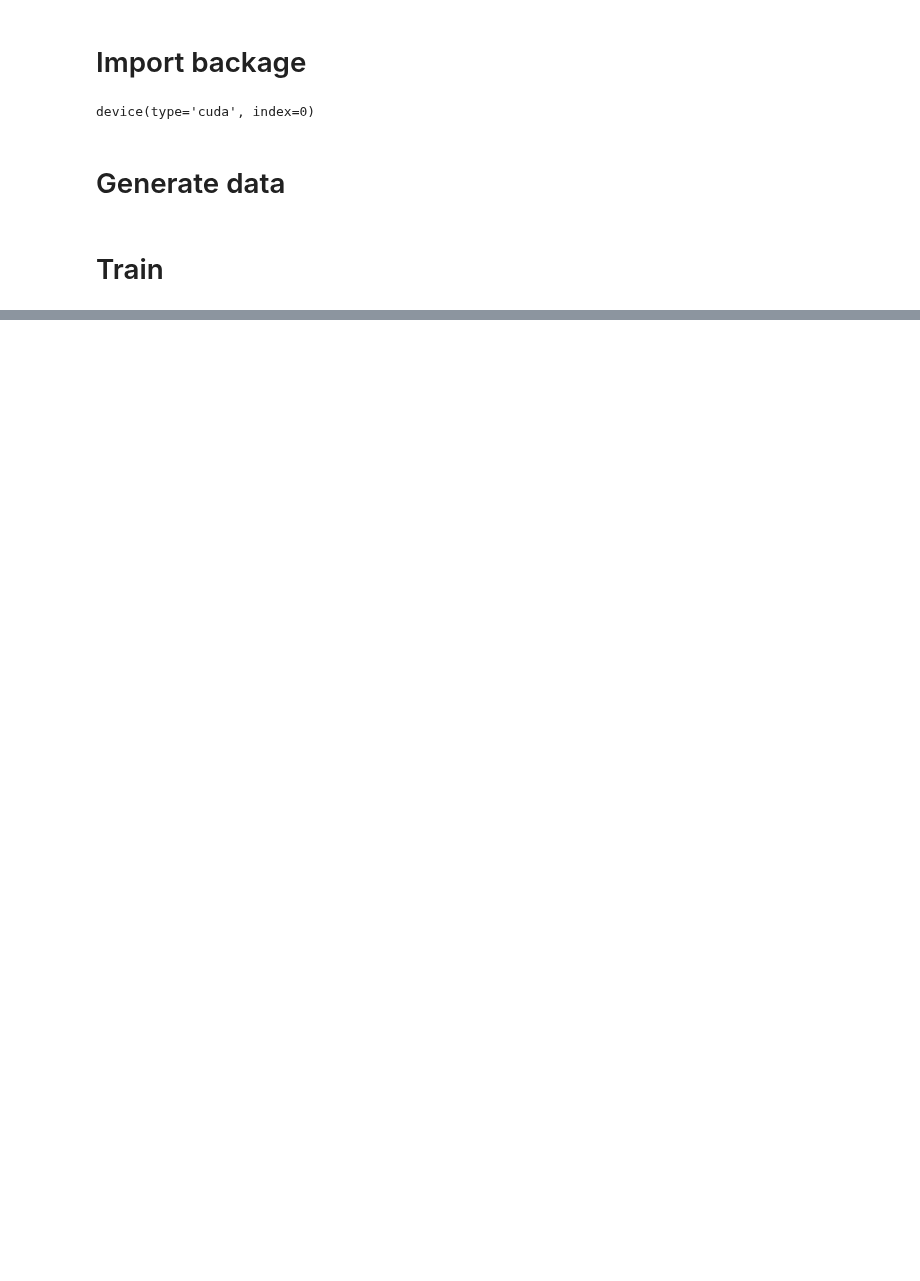
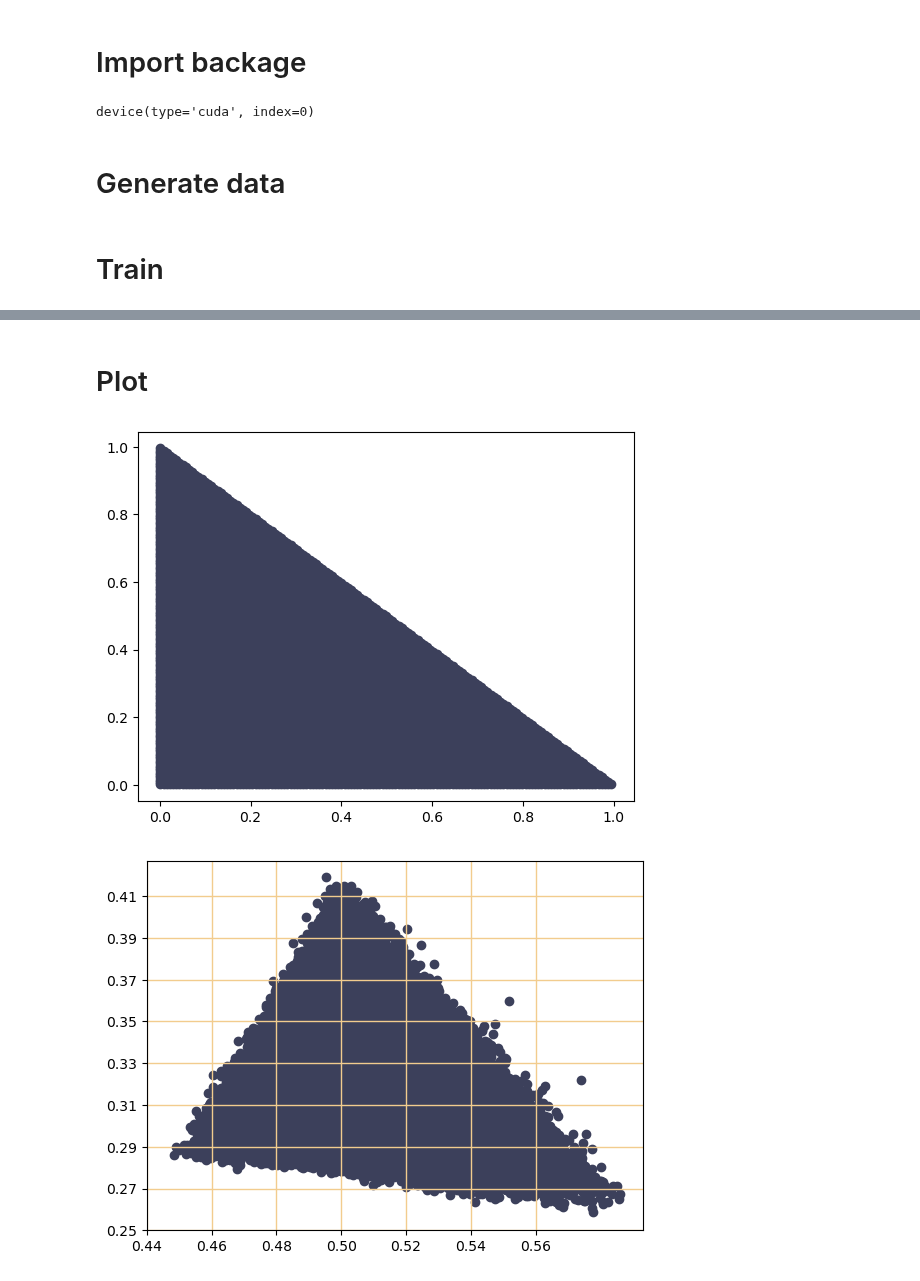
Before and after one commit to Matthew-ymz/Code-for-Finding-emergence-in-data-, a Jupyter notebook: exp/sir/SIR vector field.ipynb, the cells around one changed output, grey strips where cells are left out. Drawn from its saved outputs; the diff is of its cells as text; code cells hidden in the pictures; blank space fills up the shorter version.

Commit message:
vector field review finished

```diff
--- a/exp/sir/SIR vector field.ipynb
+++ b/exp/sir/SIR vector field.ipynb
@@ -95,31 +65,30 @@ Epoch: 500
+# %% [markdown]
+# Plot
 # %%
-
-def SIR(s,i,lam=1,miu=0.5):
-    ds=-lam * s * i
-    di=lam * s * i - miu * i
-    return ds, di
+from vector_field import vector_func
 sz = 4
 scale = 2
 L = 1
 sigma=0.03
 rou=-0.5
 hidden_units = 64
-net = Renorm_Dynamic(sym_size = sz, latent_size = scale, effect_size = sz,
+nis = Renorm_Dynamic(sym_size = sz, latent_size = scale, effect_size = sz,
                          hidden_units = hidden_units, normalized_state=True, device = device)
-net2 = Renorm_Dynamic(sym_size = sz, latent_size = scale, effect_size = sz,
+nisp = Renorm_Dynamic(sym_size = sz, latent_size = scale, effect_size = sz,
                          hidden_units = hidden_units, normalized_state=True, device = device)
-net.to(device=device)
-net2.to(device=device)
-net.load_state_dict(torch.load('nis steps10 exp-0.2t interval100.mdl'))
-net2.load_state_dict(torch.load('net steps10 exp-0.2t interval100.mdl'))
+nis.to(device=device)
+nisp.to(device=device)
+nis.load_state_dict(torch.load('mdl_data/nis steps10 exp-0.2t interval100.mdl'))
+nisp.load_state_dict(torch.load('mdl_data/nisp steps10 exp-0.2t interval100.mdl'))
 spring = Simple_Spring_Model(device=device)
 
-colorlabel = ['#F4F1DE','#DF7A5E','#3C405B','#82B29A','#F2CC8E']
-colors=[colorlabel[1]]*len(S)+[colorlabel[3]]*len(S)
-#0.007,0.015,0.07
 
 
-dd1_nis,dd2_nis=vector_func(net,jac_bool=False)
-#dd1_nis_jac,dd2_nis_jac=vector_func(net,jac_bool=True)
-#dd1_net,dd2_net=vector_func(net2,jac_bool=False)
-#dd1_net_jac,dd2_net_jac=vector_func(net2,jac_bool=True)
+
+dd1_nis,dd2_nis=vector_func(nis,sigma=sigma,rou=rou, jac_bool=False, density=0.007,density2=0.015,density3=0.07)
+dd1_nis_jac,dd2_nis_jac=vector_func(nis,sigma=sigma,rou=rou, jac_bool=True,density=0.007,density2=0.015,density3=0.07)
+dd1_nisp,dd2_nisp=vector_func(nisp,sigma=sigma,rou=rou, jac_bool=False,density=0.007,density2=0.015,density3=0.07)
+dd1_nisp_jac,dd2_nisp_jac=vector_func(nisp,sigma=sigma,rou=rou, jac_bool=True,density=0.007,density2=0.015,density3=0.07)
+# %% [output]
+[figure, added]
+[figure, added]
```
Also changed, not shown: parts of 9 cells of this notebook, 4 other files.
